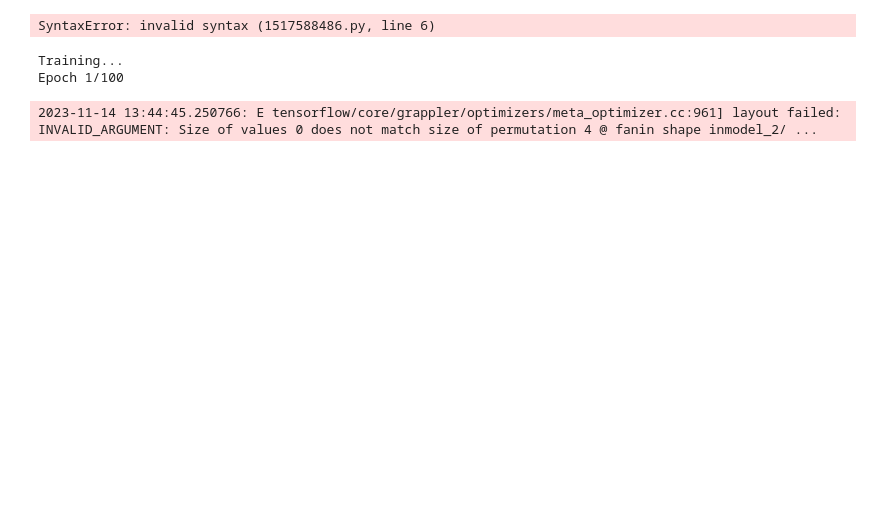
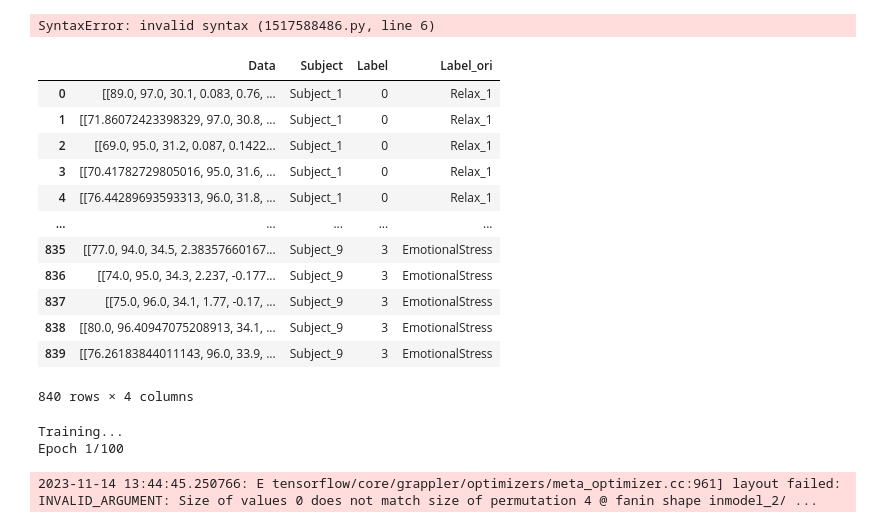
Before and after one commit to dheerajpr97/Explainable-AI-Non-EEG, a Jupyter notebook: notebooks/training.ipynb, the cells around one changed output. Saved outputs shown, nothing was run; the diff lists cells and outputs as text; code cells hidden in the pictures; blank space fills up the shorter version.

```diff
--- a/notebooks/training.ipynb
+++ b/notebooks/training.ipynb
@@ -120,6 +120,22 @@ def train_cp(model, x_train, y_train, x_val, y_val, epochs, batch_size, path):
 ROOT_DIR = os.path.join(os.getcwd())
 SAVE_DATASET_DIR = os.path.join(ROOT_DIR, 'data', 'created_dataset', 'processed_dataframe_allmod_8Hz.pkl')
 loaded_df = load_dataframe_from_pickle(SAVE_DATASET_DIR)
+# %%
+loaded_df
+# %% [output]
+|  | Data | Subject | Label | Label_ori |
+| 0 | [[89.0, 97.0, 30.1, 0.083, 0.76, ... | Subject_1 | 0 | Relax_1 |
+| 1 | [[71.86072423398329, 97.0, 30.8, ... | Subject_1 | 0 | Relax_1 |
+| 2 | [[69.0, 95.0, 31.2, 0.087, 0.1422... | Subject_1 | 0 | Relax_1 |
+| 3 | [[70.41782729805016, 95.0, 31.6, ... | Subject_1 | 0 | Relax_1 |
+| 4 | [[76.44289693593313, 96.0, 31.8, ... | Subject_1 | 0 | Relax_1 |
+| ... | ... | ... | ... | ... |
+| 835 | [[77.0, 94.0, 34.5, 2.38357660167... | Subject_9 | 3 | EmotionalStress |
+| 836 | [[74.0, 95.0, 34.3, 2.237, -0.177... | Subject_9 | 3 | EmotionalStress |
+| 837 | [[75.0, 96.0, 34.1, 1.77, -0.17, ... | Subject_9 | 3 | EmotionalStress |
+| 838 | [[80.0, 96.40947075208913, 34.1, ... | Subject_9 | 3 | EmotionalStress |
+| 839 | [[76.26183844011143, 96.0, 33.9, ... | Subject_9 | 3 | EmotionalStress |
+840 rows × 4 columns
 # %%
 cross_val = TrainTestSplitter(subjects=SUBJECTS, labels=LABELS)
 train_df, test_df = cross_val.train_test_loso(df=loaded_df, subject_index=0)
```
Also changed, not shown: parts of 1 cell of this notebook, 4 other files.
